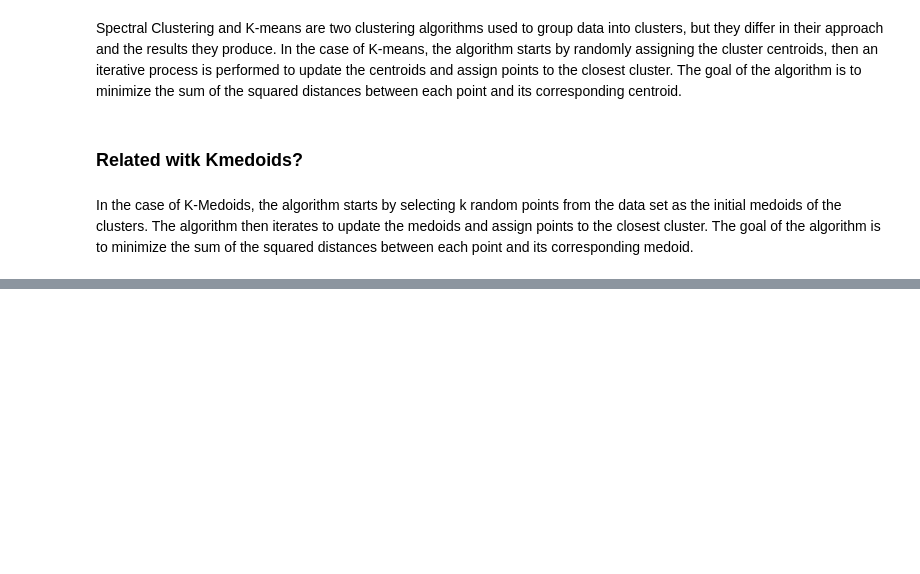
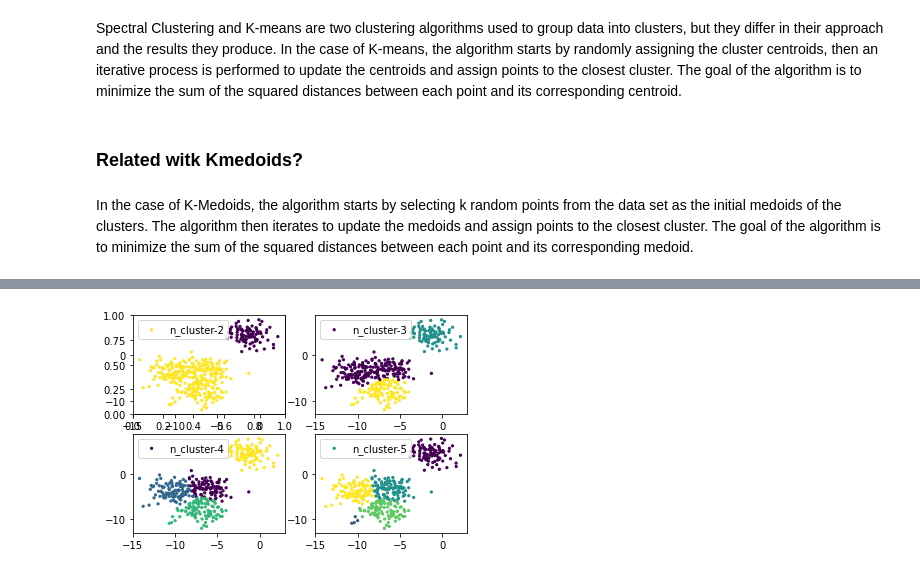
Before and after one commit to juanchav/clustering_machine_learning, a Jupyter notebook: point1.ipynb, the cells around one changed output, grey strips where cells are left out. Drawn from its saved outputs; the diff is of its cells as text; code cells hidden in the pictures; blank space fills up the shorter version.

```diff
--- a/point1.ipynb
+++ b/point1.ipynb
@@ -66,0 +82,12 @@ In the case of K-Medoids, the algorithm starts by selecting k random points from
+# %%
+f = plt.figure()
+f.add_subplot(2, 2, 1)
+for i in range(2, 6):
+ sc = SpectralClustering(n_clusters=i).fit(x)
+ f.add_subplot(2, 2, i-1)
+ plt.scatter(x[:,0], x[:,1], s=5, c=sc.labels_, label="n_cluster-"+str(i))
+ plt.legend()
+
+plt.show()
+# %% [output]
+[figure, added]
```
Also changed, not shown: parts of 5 cells of this notebook, 2 other files.
